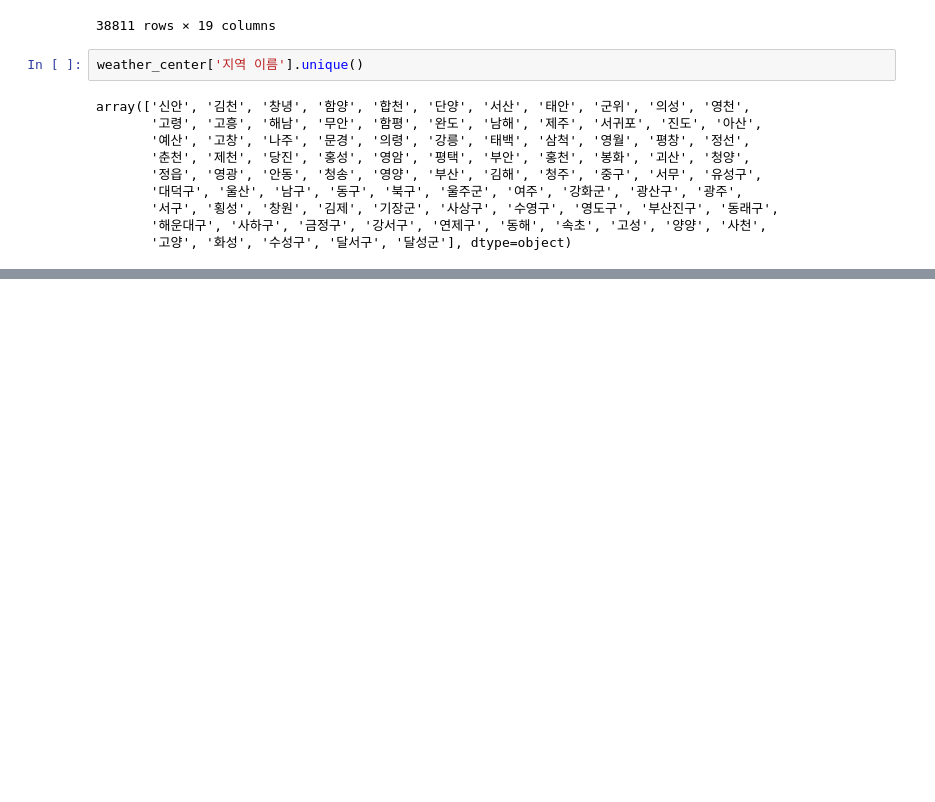
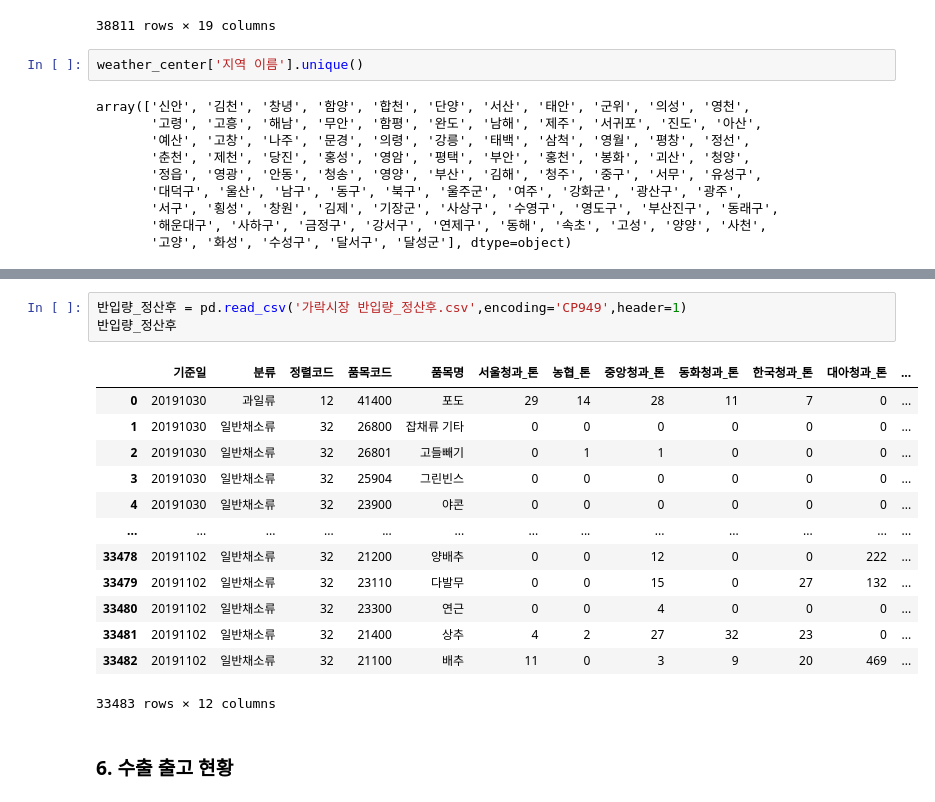
Before and after one commit to leenago/Projects, a Jupyter notebook: Agrifood/Agrifood_데이터확인하기.ipynb, the cells around one changed output, grey strips where cells are left out. Drawn from its saved outputs; the diff is of its cells as text; blank space fills up the shorter version.

```diff
--- a/Agrifood/Agrifood_데이터확인하기.ipynb
+++ b/Agrifood/Agrifood_데이터확인하기.ipynb
@@ -174,0 +290,19 @@ array(['신안', '김천', '창녕', '함양', '합천', '단양', '서산', '
+# %%
+반입량_정산후 = pd.read_csv('가락시장 반입량_정산후.csv',encoding='CP949',header=1)
+반입량_정산후
+# %% [output]
+|  | 기준일 | 분류 | 정렬코드 | 품목코드 | 품목명 | 서울청과_톤 | 농협_톤 | 중앙청과_톤 | 동화청과_톤 | 한국청과_톤 | 대아청과_톤 | ... |
+| 0 | 20191030 | 과일류 | 12 | 41400 | 포도 | 29 | 14 | 28 | 11 | 7 | 0 | ... |
+| 1 | 20191030 | 일반채소류 | 32 | 26800 | 잡채류 기타 | 0 | 0 | 0 | 0 | 0 | 0 | ... |
+| 2 | 20191030 | 일반채소류 | 32 | 26801 | 고들빼기 | 0 | 1 | 1 | 0 | 0 | 0 | ... |
+| 3 | 20191030 | 일반채소류 | 32 | 25904 | 그린빈스 | 0 | 0 | 0 | 0 | 0 | 0 | ... |
+| 4 | 20191030 | 일반채소류 | 32 | 23900 | 야콘 | 0 | 0 | 0 | 0 | 0 | 0 | ... |
+| ... | ... | ... | ... | ... | ... | ... | ... | ... | ... | ... | ... | ... |
+| 33478 | 20191102 | 일반채소류 | 32 | 21200 | 양배추 | 0 | 0 | 12 | 0 | 0 | 222 | ... |
+| 33479 | 20191102 | 일반채소류 | 32 | 23110 | 다발무 | 0 | 0 | 15 | 0 | 27 | 132 | ... |
+| 33480 | 20191102 | 일반채소류 | 32 | 23300 | 연근 | 0 | 0 | 4 | 0 | 0 | 0 | ... |
+| 33481 | 20191102 | 일반채소류 | 32 | 21400 | 상추 | 4 | 2 | 27 | 32 | 23 | 0 | ... |
+| 33482 | 20191102 | 일반채소류 | 32 | 21100 | 배추 | 11 | 0 | 3 | 9 | 20 | 469 | ... |
+33483 rows × 12 columns
+# %% [markdown]
+### 6. 수출 출고 현황
```
Also changed, not shown: parts of 24 cells of this notebook.
